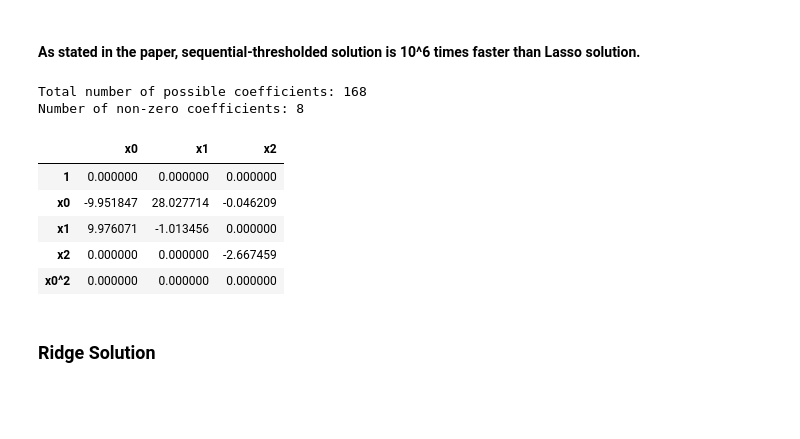
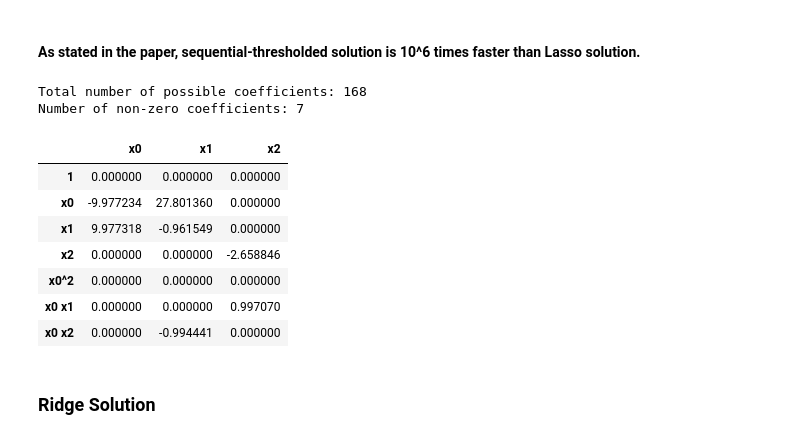
Before and after one commit to lffrrnt/Sparse_Identification, a Jupyter notebook: SINDy_Lorenz_Attractor.ipynb, the cells around one changed output. Cells and saved outputs as stored; diff of their text form; code cells hidden in the pictures; blank space fills up the shorter version.

```diff
--- a/SINDy_Lorenz_Attractor.ipynb
+++ b/SINDy_Lorenz_Attractor.ipynb
@@ -19,2 +12,0 @@ noise = np.random.rand(50,1)
-# %%
-y = 2*X + 5 + noise
@@ -100,8 +29,7 @@ def Lorenz(x0, sigma, rho, beta, t):
 #chaotic parameters
 sigma, rho, beta = 10., 28., 8./3.
 # %%
-#t = np. linspace(0, 20, 2000)
-t = np.linspace(0.001, 100, 100000)
+t = np.arange(0, 100, 0.01)
 x0 = np.array([-8., 7., 27.])
 x, dx = Lorenz(x0, sigma, rho, beta, t)
 # %%
@@ -207,8 +138,11 @@ x_lasso.head()
 # %%
 %time
-x_new, residuals, rank, s = np.linalg.lstsq(Theta, dx, rcond=None)
-treshold = 0.025
+threshold = 0.025
+x_new = np.linalg.lstsq(Theta, dx, rcond=None)[0] #initial guess
 for k in range(10):
-    x_new, residuals, rank, s = np.linalg.lstsq(Theta, dx, rcond=None)
-    x_new[np.abs(x_new) < treshold] = 0
+    small_indices = np.abs(x_new) < threshold
+    x_new[small_indices] = 0
+    for i in range(3):
+        big_indices = ~small_indices[:,i]
+        x_new[big_indices,i] = np.linalg.lstsq(Theta[:,big_indices], dx[:,i], rcond=None)[0]
 # %% [output]
@@ -222,16 +156,18 @@ print('Total number of possible coefficients:', x_new.size)
 print('Number of non-zero coefficients:', np.count_nonzero(x_new))
 # %% [output]
 Total number of possible coefficients: 168
-Number of non-zero coefficients: 8
+Number of non-zero coefficients: 7
 # %%
-x_ht.head()
+x_ht.head(n=7)
 # %% [output]
 |  | x0 | x1 | x2 |
 | 1 | 0.000000 | 0.000000 | 0.000000 |
-| x0 | -9.951847 | 28.027714 | -0.046209 |
-| x1 | 9.976071 | -1.013456 | 0.000000 |
-| x2 | 0.000000 | 0.000000 | -2.667459 |
+| x0 | -9.977234 | 27.801360 | 0.000000 |
+| x1 | 9.977318 | -0.961549 | 0.000000 |
+| x2 | 0.000000 | 0.000000 | -2.658846 |
 | x0^2 | 0.000000 | 0.000000 | 0.000000 |
+| x0 x1 | 0.000000 | 0.000000 | 0.997070 |
+| x0 x2 | 0.000000 | -0.994441 | 0.000000 |
 # %% [markdown]
 ### Ridge Solution
 # %%
```
Also changed, not shown: parts of 40 cells of this notebook.
